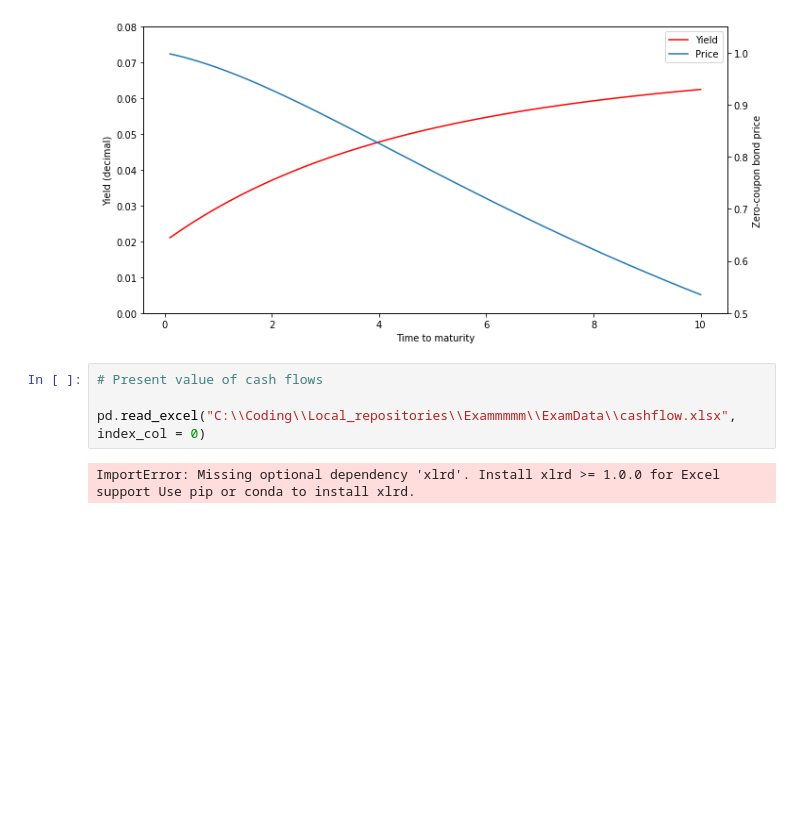
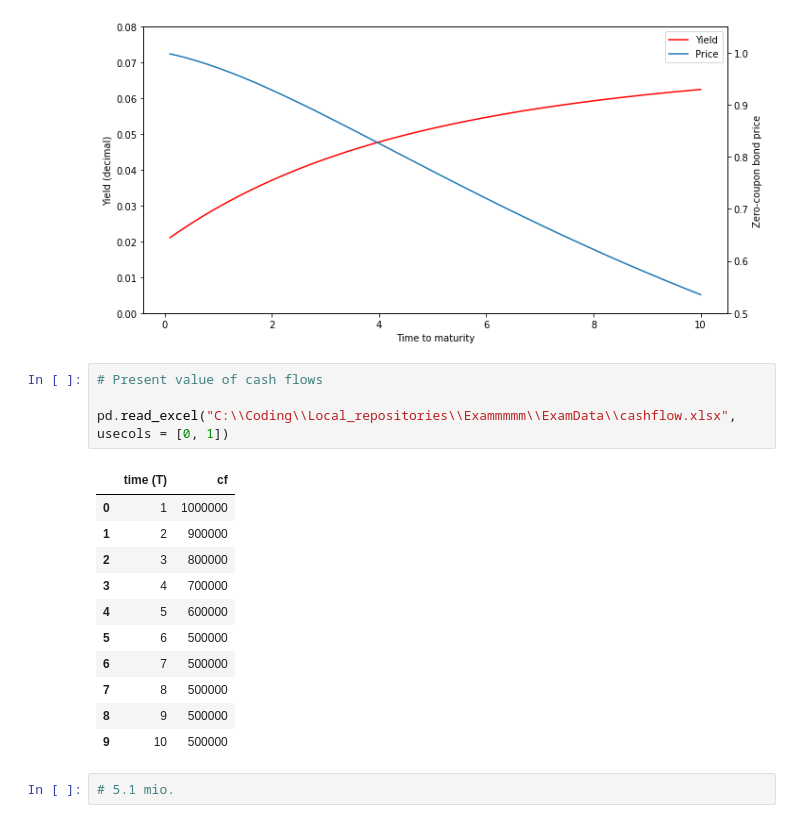
Before and after one commit to frgy17ac/Exammmmm, a Jupyter notebook: Solutions/Solution to The Cox-Ingersoll-Ross model.ipynb, the cells around one changed output. Drawn from its saved outputs; the diff is of its cells as text; blank space fills up the shorter version.

```diff
--- a/Solutions/Solution to The Cox-Ingersoll-Ross model.ipynb
+++ b/Solutions/Solution to The Cox-Ingersoll-Ross model.ipynb
@@ -135,6 +135,18 @@ plt.show()
 # %%
 # Present value of cash flows
 
-pd.read_excel("C:\\Coding\\Local_repositories\\Exammmmm\\ExamData\\cashflow.xlsx", index_col = 0)
+pd.read_excel("C:\\Coding\\Local_repositories\\Exammmmm\\ExamData\\cashflow.xlsx", usecols = [0, 1])
 # %% [output]
-ImportError: Missing optional dependency 'xlrd'. Install xlrd >= 1.0.0 for Excel support Use pip or conda to install xlrd.
+|  | time (T) | cf |
+| 0 | 1 | 1000000 |
+| 1 | 2 | 900000 |
+| 2 | 3 | 800000 |
+| 3 | 4 | 700000 |
+| 4 | 5 | 600000 |
+| 5 | 6 | 500000 |
+| 6 | 7 | 500000 |
+| 7 | 8 | 500000 |
+| 8 | 9 | 500000 |
+| 9 | 10 | 500000 |
+# %%
+# 5.1 mio.
```
Also changed, not shown: parts of 3 cells of this notebook.
